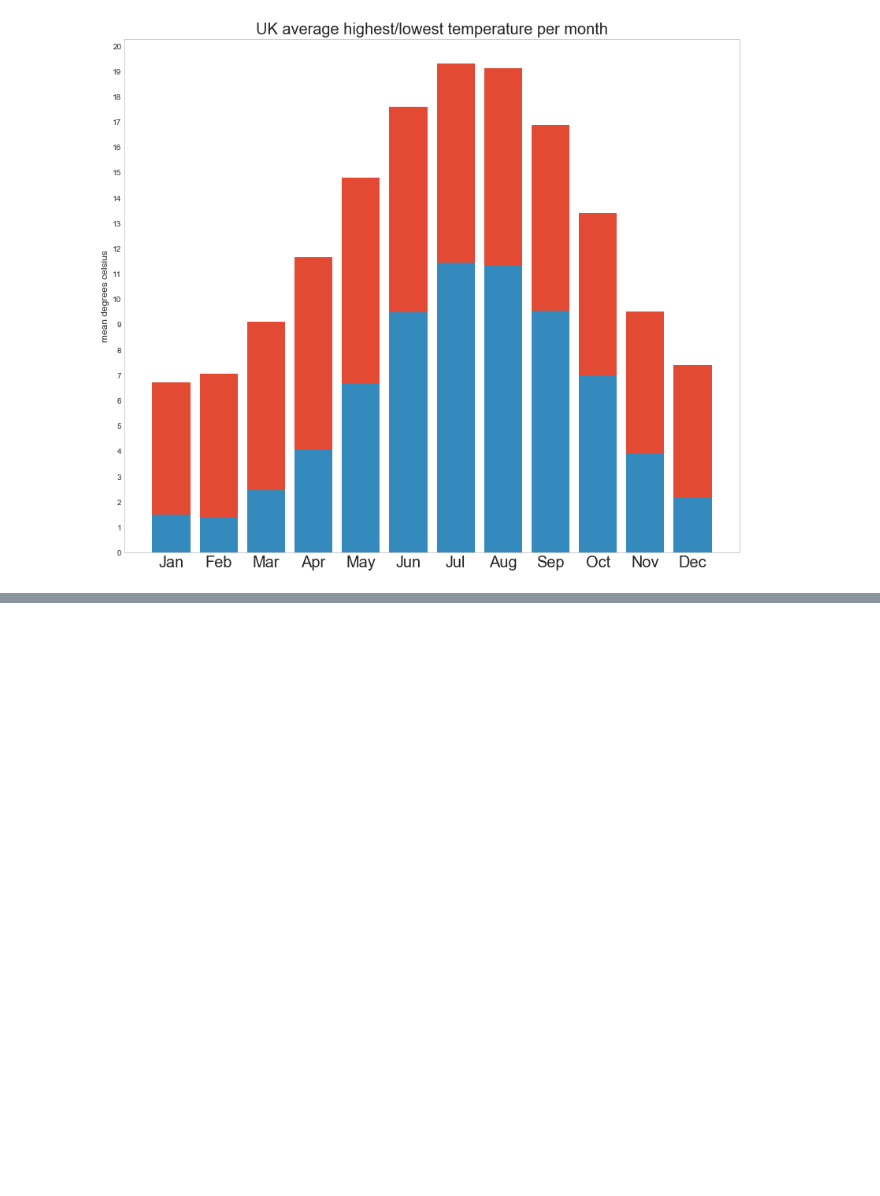
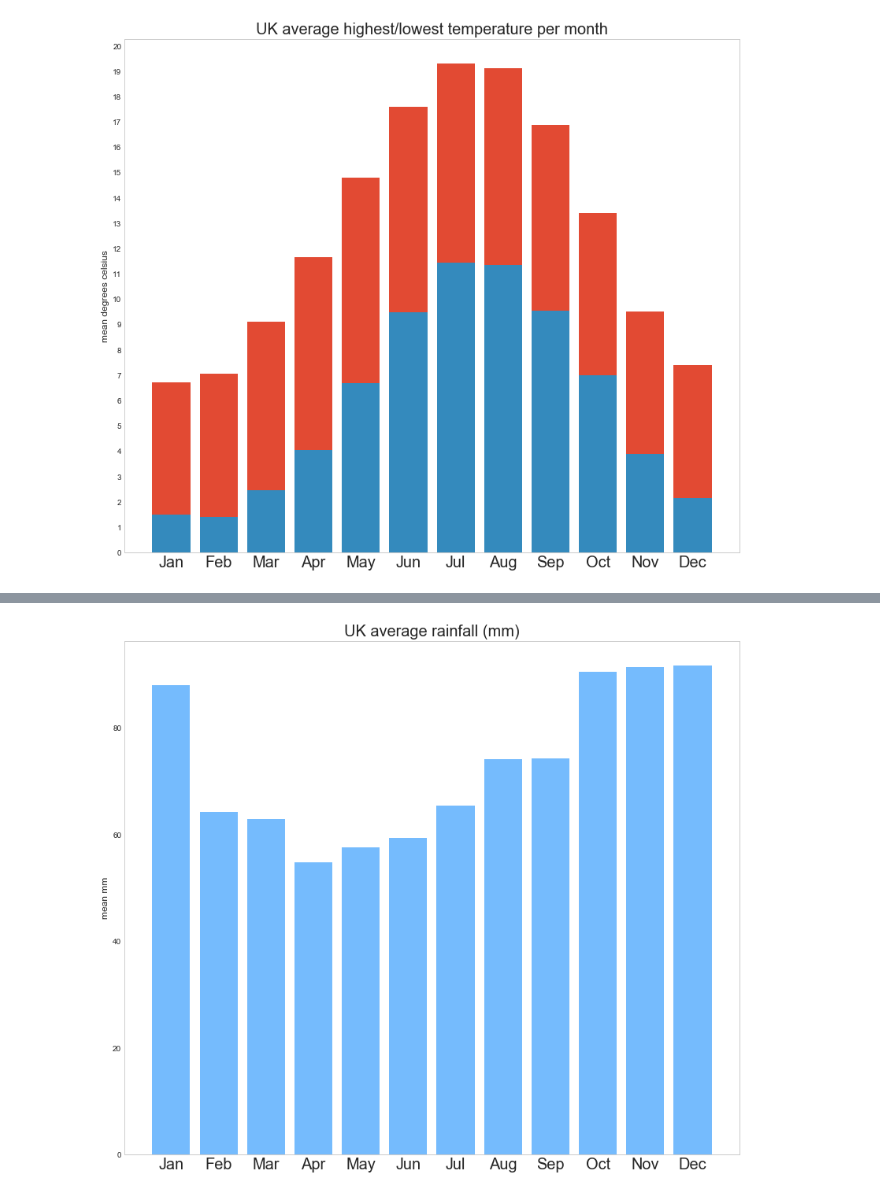
Before and after one commit to DanielJohnBenton/historic-monthly-meteorological-station-data, a Jupyter notebook: src/notes.ipynb, the cells around one changed output, grey strips where cells are left out. Cells and saved outputs as stored; diff of their text form; code cells hidden in the pictures; blank space fills up the shorter version.

```diff
--- a/src/notes.ipynb
+++ b/src/notes.ipynb
@@ -305,0 +306,4 @@ plot_avg_month_data("af_days", int, "UK average air frost days", "mean days", "x
+# %%
+plot_avg_month_data("rain_mm", float, "UK average rainfall (mm)", "mean mm", "xkcd:sky blue")
+# %% [output]
+[figure, added]
```
Also changed, not shown: parts of 2 cells of this notebook.
